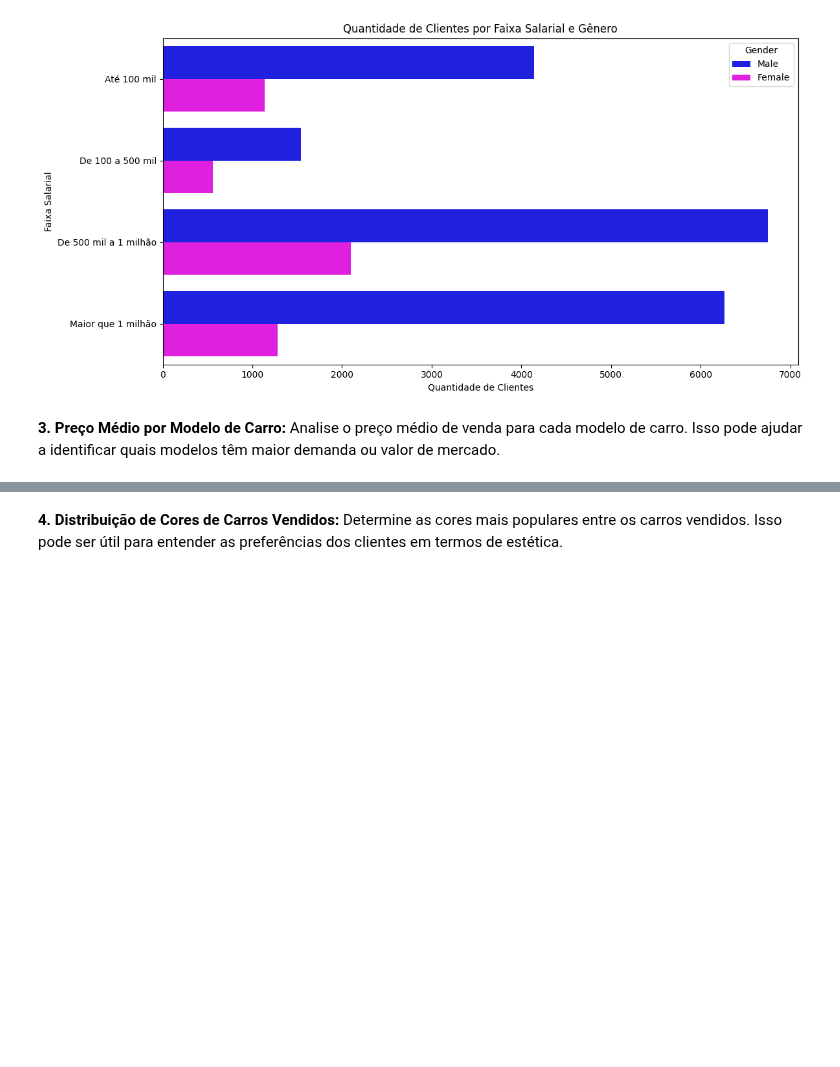
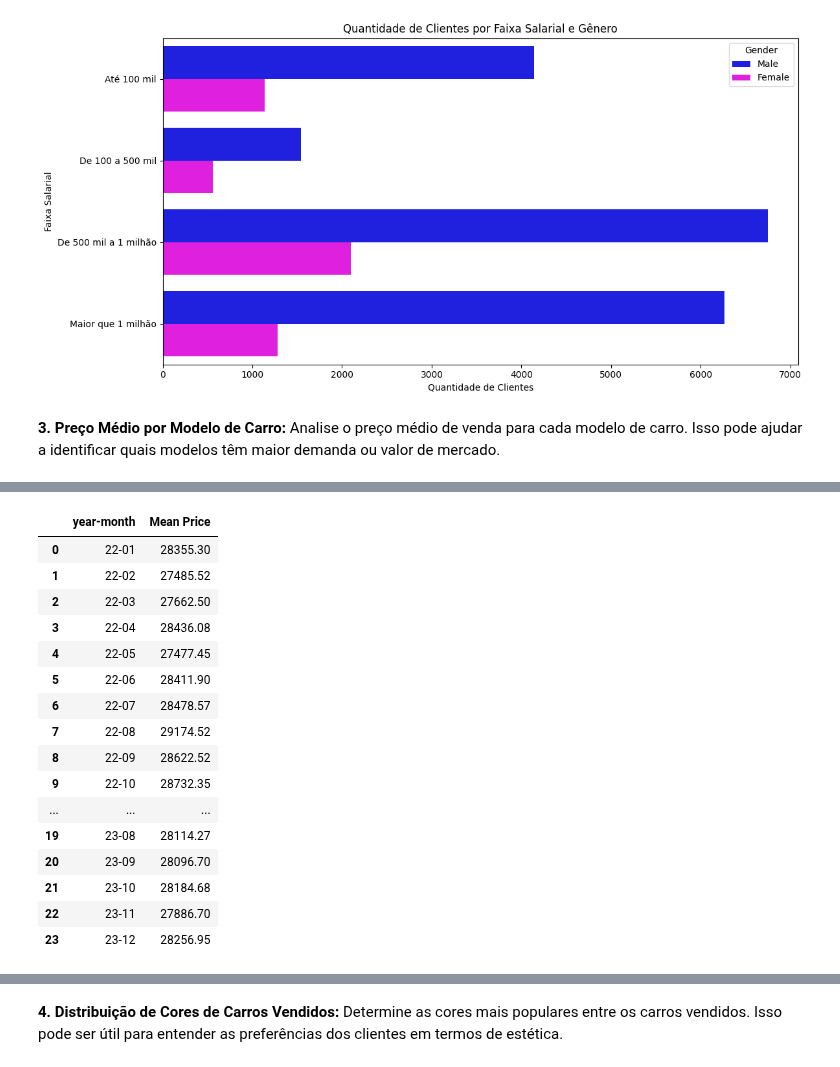
Before and after one commit to GabrielVila/Car-Sales-Report, a Jupyter notebook: projeto_carro.ipynb, the cells around one changed output, grey strips where cells are left out. Cells and saved outputs as stored; diff of their text form; code cells hidden in the pictures; blank space fills up the shorter version.

```diff
--- a/projeto_carro.ipynb
+++ b/projeto_carro.ipynb
@@ -314,0 +344,26 @@ Name: Price ($), dtype: float64
+# %%
+price_month['Price ($)'] = price_month['Price ($)'].round(2)
+price_month = price_month[['year-month', 'Price ($)']]
+price_month.columns = ['year-month', 'Mean Price']
+
+price_month['year-month'] = price_month['year-month'].str.slice(2, 4) + '-' + price_month['year-month'].str.slice(4, 7)
+#price_month['year-month'] = pd.to_datetime(price_month['year-month'])
+price_month
+# %% [output]
+|  | year-month | Mean Price |
+| 0 | 22-01 | 28355.30 |
+| 1 | 22-02 | 27485.52 |
+| 2 | 22-03 | 27662.50 |
+| 3 | 22-04 | 28436.08 |
+| 4 | 22-05 | 27477.45 |
+| 5 | 22-06 | 28411.90 |
+| 6 | 22-07 | 28478.57 |
+| 7 | 22-08 | 29174.52 |
+| 8 | 22-09 | 28622.52 |
+| 9 | 22-10 | 28732.35 |
+| ... | ... | ... |
+| 19 | 23-08 | 28114.27 |
+| 20 | 23-09 | 28096.70 |
+| 21 | 23-10 | 28184.68 |
+| 22 | 23-11 | 27886.70 |
+| 23 | 23-12 | 28256.95 |
```
Also changed, not shown: parts of 10 cells of this notebook.
